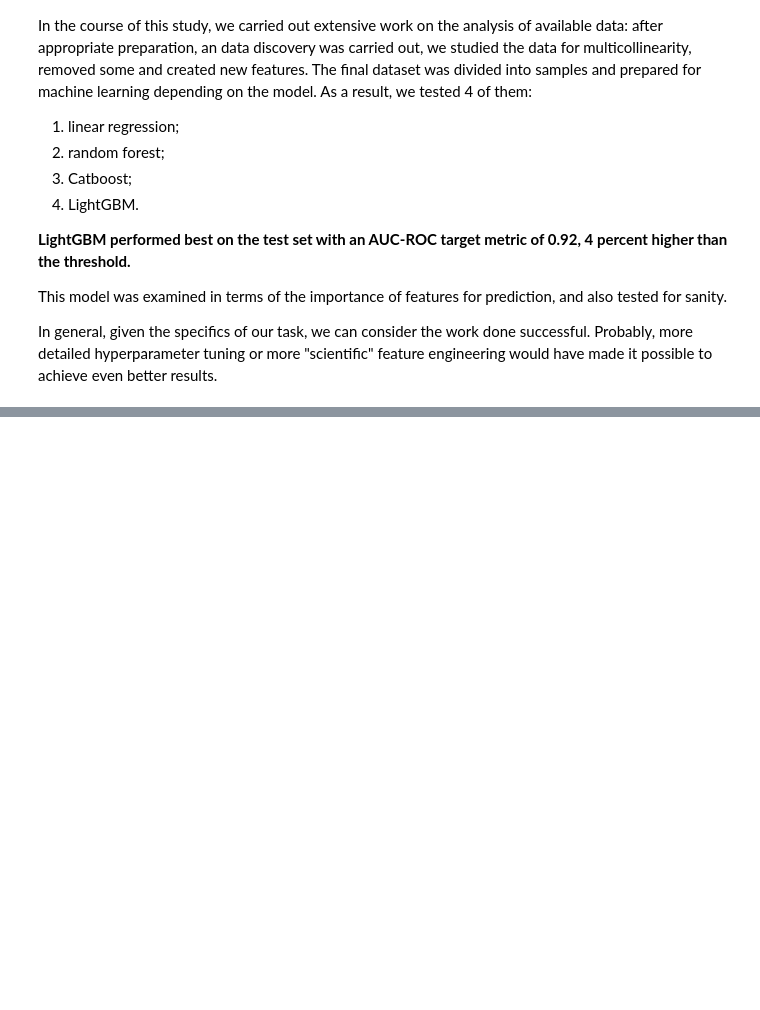
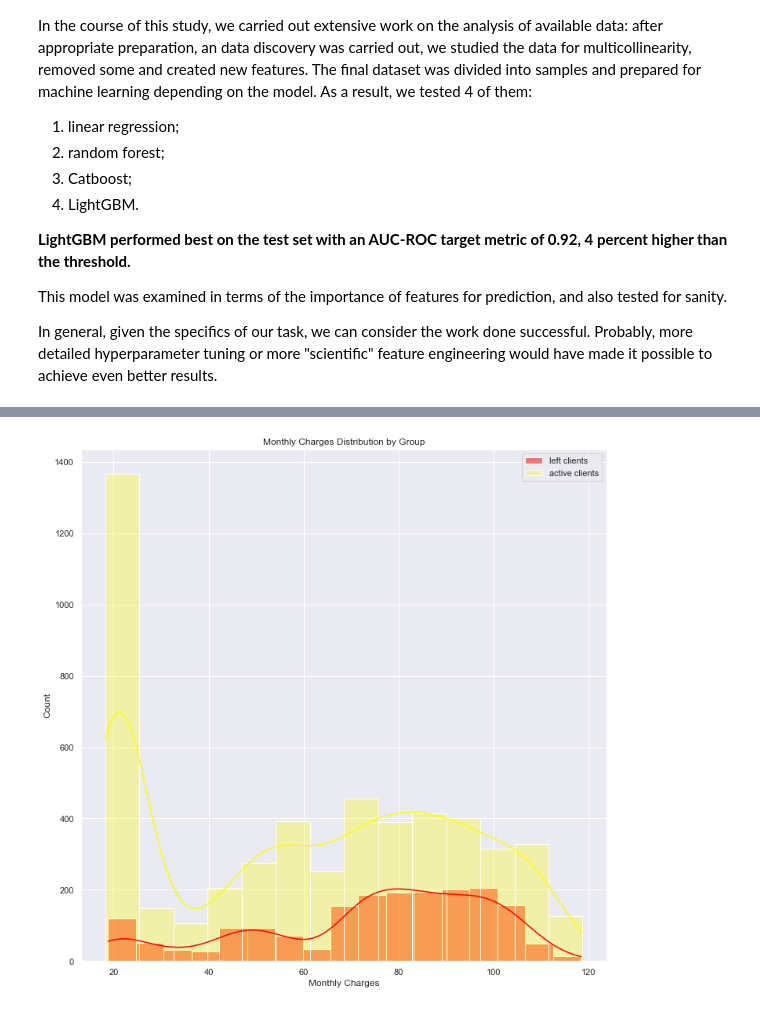
Before and after one commit to Volpao/DS-Projects, a Jupyter notebook: final_project/final_project_eng (1).ipynb, the cells around one changed output, grey strips where cells are left out. Cells and saved outputs as stored; diff of their text form; code cells hidden in the pictures; blank space fills up the shorter version.

```diff
--- a/final_project/final_project_eng (1).ipynb
+++ b/final_project/final_project_eng (1).ipynb
@@ -954,0 +1110,10 @@ In general, given the specifics of our task, we can consider the work done succe
+# %%
+# plotting histograms on both groups
+sns.set(rc = {'figure.figsize':(12, 12)})
+sns.histplot(data=df[df['Exited']==1], x='MonthlyCharges', color="red", label="left clients", kde=True)
+sns.histplot(data=df[df['Exited']==0], x='MonthlyCharges', color="yellow", label="active clients", kde=True, alpha=0.3)
+plt.xlabel('Monthly Charges')
+plt.title('Monthly Charges Distribution by Group')
+plt.legend();
+# %% [output]
+[figure, added]
```
Also changed, not shown: parts of 26 cells of this notebook.
